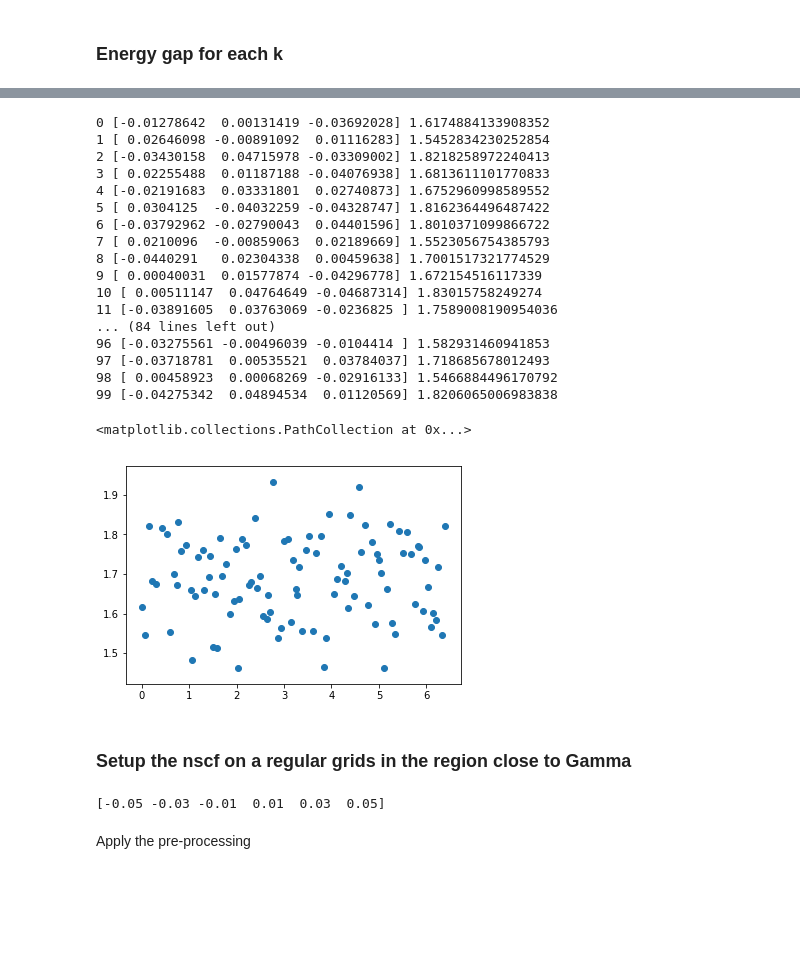
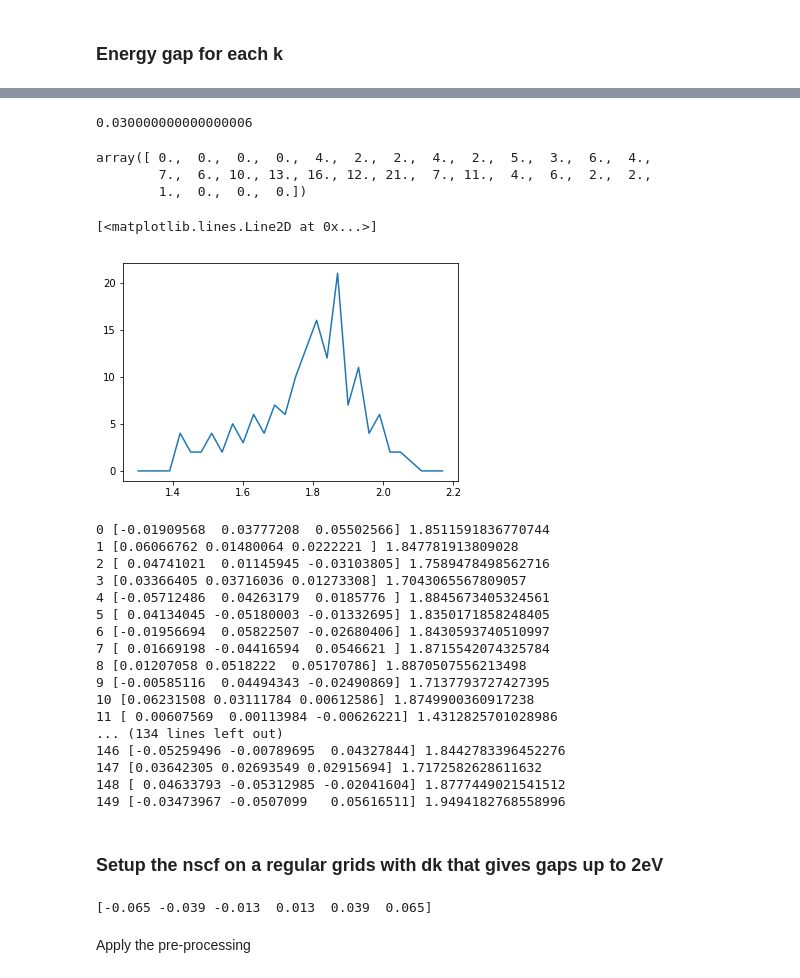
Before and after one commit to marcodalessandro76/Generation-and-decay-of-the-degree-of-spin-polarization-in-GaAs, a Jupyter notebook: Nscf_on_a_grid-Ypp_bands.ipynb, the cells around one changed output, grey strips where cells are left out. Drawn from its saved outputs; the diff is of its cells as text; code cells hidden in the pictures; blank space fills up the shorter version.

```diff
--- a/Nscf_on_a_grid-Ypp_bands.ipynb
+++ b/Nscf_on_a_grid-Ypp_bands.ipynb
@@ -282,7 +280,11 @@ parse file : nscf/bnds_40-kpoints_100-sampling_random.save/data-file-schema.xml
 # %% [markdown]
 ### Energy gap for each k
 # %%
-results = bnds_study.fetch_results(id={'kpoints' : 100})[0]
+#results = bnds_study.fetch_results(id={'kpoints' : 100})[0]
+results = bnds_study.fetch_results()[0]
 bands = results.band_structure(plot=False)
 k_values = bands[:,0] # position on the path
 kpoints_cart = results.kpt_cart # cartesian position for each value on the path
+# %%
+gaps = 1.0+bands[:,9]-bands[:,7]
+gaps
@@ -289,42 +309,56 @@ kpoints_cart = results.kpt_cart # cartesian position for each value on the path
+# %%
+numpoints = 30
+emin = 1.3
+emax = 2.2
+bin_width = (emax-emin)/numpoints
+print(bin_width)
+energy_range = [emin+x*bin_width for x in range(numpoints)]
+dos = np.zeros(numpoints)
+for g in gaps:
+    dos[int((g-emin)/bin_width)] += 1.0
+dos
+# %% [output]
+0.030000000000000006
+array([ 0.,  0.,  0.,  0.,  4.,  2.,  2.,  4.,  2.,  5.,  3.,  6.,  4.,
+        7.,  6., 10., 13., 16., 12., 21.,  7., 11.,  4.,  6.,  2.,  2.,
+        1.,  0.,  0.,  0.])
+# %%
+plt.plot(energy_range,dos)
+# %% [output]
+[<matplotlib.lines.Line2D at 0x...>]
+[figure, added]
 # %%
-gap = 1.0+bands[:,9]-bands[:,7]
 for ind in range(len(k_values)):
-    print(ind,kpoints_cart[ind],gap[ind])
+    print(ind,kpoints_cart[ind],gaps[ind])
     #if gap[ind] < 3.0: print(kpoints_cart[ind],gap[ind])
 # %% [output]
-0 [-0.01278642  0.00131419 -0.03692028] 1.6174884133908352
-1 [ 0.02646098 -0.00891092  0.01116283] 1.5452834230252854
-2 [-0.03430158  0.04715978 -0.03309002] 1.8218258972240413
-3 [ 0.02255488  0.01187188 -0.04076938] 1.6813611101770833
-4 [-0.02191683  0.03331801  0.02740873] 1.6752960998589552
-5 [ 0.0304125  -0.04032259 -0.04328747] 1.8162364496487422
-6 [-0.03792962 -0.02790043  0.04401596] 1.8010371099866722
-7 [ 0.0210096  -0.00859063  0.02189669] 1.5523056754385793
-8 [-0.0440291   0.02304338  0.00459638] 1.7001517321774529
-9 [ 0.00040031  0.01577874 -0.04296778] 1.672154516117339
-10 [ 0.00511147  0.04764649 -0.04687314] 1.83015758249274
-11 [-0.03891605  0.03763069 -0.0236825 ] 1.7589008190954036
-... (84 lines left out)
-96 [-0.03275561 -0.00496039 -0.0104414 ] 1.582931460941853
-97 [-0.03718781  0.00535521  0.03784037] 1.718685678012493
-98 [ 0.00458923  0.00068269 -0.02916133] 1.5466884496170792
-99 [-0.04275342  0.04894534  0.01120569] 1.8206065006983838
+0 [-0.01909568  0.03777208  0.05502566] 1.8511591836770744
+1 [0.06066762 0.01480064 0.0222221 ] 1.847781913809028
+2 [ 0.04741021  0.01145945 -0.03103805] 1.7589478498562716
+3 [0.03366405 0.03716036 0.01273308] 1.7043065567809057
+4 [-0.05712486  0.04263179  0.0185776 ] 1.8845673405324561
+5 [ 0.04134045 -0.05180003 -0.01332695] 1.8350171858248405
+6 [-0.01956694  0.05822507 -0.02680406] 1.8430593740510997
+7 [ 0.01669198 -0.04416594  0.0546621 ] 1.8715542074325784
+8 [0.01207058 0.0518222  0.05170786] 1.8870507556213498
+9 [-0.00585116  0.04494343 -0.02490869] 1.7137793727427395
+10 [0.06231508 0.03111784 0.00612586] 1.8749900360917238
+11 [ 0.00607569  0.00113984 -0.00626221] 1.4312825701028986
+... (134 lines left out)
+146 [-0.05259496 -0.00789695  0.04327844] 1.8442783396452276
+147 [0.03642305 0.02693549 0.02915694] 1.7172582628611632
+148 [ 0.04633793 -0.05312985 -0.02041604] 1.8777449021541512
+149 [-0.03473967 -0.0507099   0.05616511] 1.9494182768558996
-# %%
-plt.scatter(k_values,gap)
-# %% [output]
-<matplotlib.collections.PathCollection at 0x...>
-[figure, removed]
 # %% [markdown]
-### Setup the nscf on a regular grids in the region close to Gamma
+### Setup the nscf on a regular grids with dk that gives gaps up to 2eV
 # %%
-kmin = -0.05
-kmax = 0.05
+kspan = 0.13
 num_kpoints = 6 #11
 weight = 1.
-linear_sampling = np.linspace(kmin,kmax,num_kpoints)
+linear_sampling = np.linspace(-kspan/2.,kspan/2.,num_kpoints)
 print(linear_sampling)
 # %% [output]
-[-0.05 -0.03 -0.01  0.01  0.03  0.05]
+[-0.065 -0.039 -0.013  0.013  0.039  0.065]
 # %%
 klist = []
 for x in linear_sampling:
```
Also changed, not shown: parts of 16 cells of this notebook, 3 other files.
